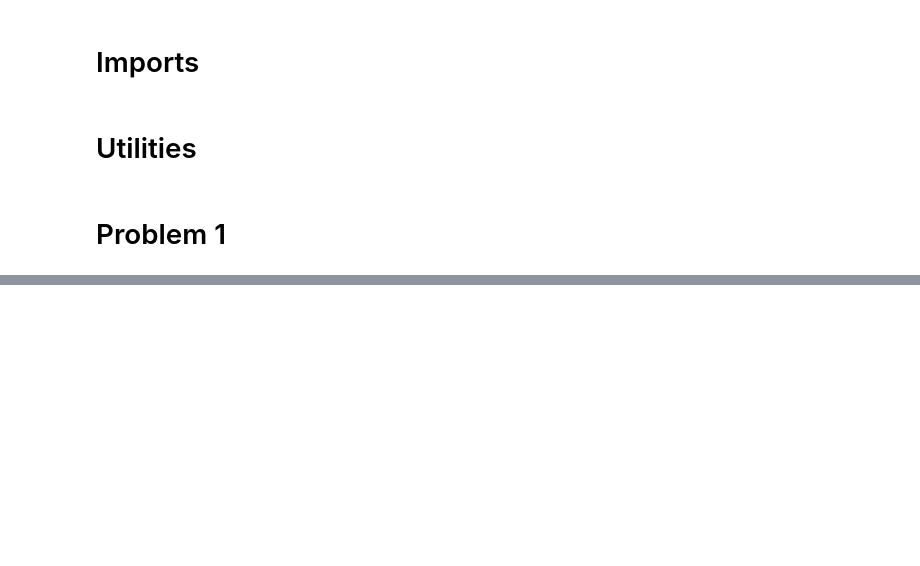
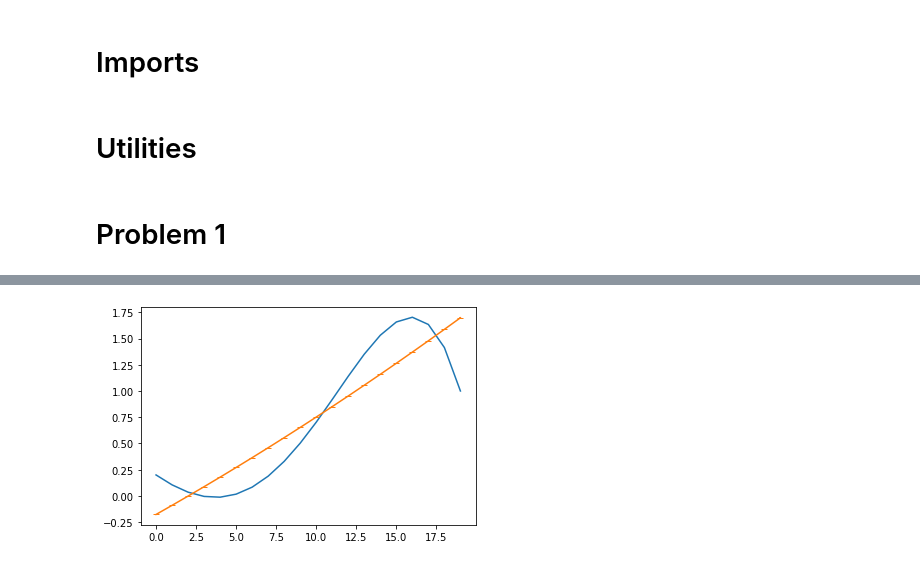
Before and after one commit to PiStefania/Machine_Learning_Exercises, a Jupyter notebook: Ex1_rou.ipynb, the cells around one changed output, grey strips where cells are left out. Drawn from its saved outputs; the diff is of its cells as text; code cells hidden in the pictures; blank space fills up the shorter version.

```diff
--- a/Ex1_rou.ipynb
+++ b/Ex1_rou.ipynb
@@ -86,0 +91,6 @@ NameError: name 'means_2' is not defined
+# %%
+X_2 = create_X(N, 2)
+theta_least_squares_2 = least_squares(X_2, y)
+
+X_10 = create_X(N, 10)
+theta_least_squares_10 = least_squares(X_10, y)
@@ -86,0 +107,28 @@ NameError: name 'means_2' is not defined
+# %%
+points_exp_2 = np.zeros((100, 20))
+points_exp_10 = np.zeros((100, 20))
+
+for i in range(0, 100):
+    noise = white_noise(N, variance)
+    y_exp = X @ theta_real.T
+    y_exp += noise
+    theta_least_squares_2 = least_squares(X_2, y_exp)
+    theta_least_squares_10 = least_squares(X_10, y_exp)
+    y_2 = X_2 @ theta_least_squares_2.T
+    y_10 = X_10 @ theta_least_squares_10.T
+    points_exp_2[i] = y_2
+    points_exp_10[i] = y_10
+# %%
+means_2 = np.mean(points_exp_2, axis=0)
+variance_2 = np.var(points_exp_2, axis=0)
+means_10 = np.mean(points_exp_10, axis=0)
+variance_10 = np.var(points_exp_10, axis=0)
+# %%
+y_real_N = X @ theta_real.T
+
+fig, ax = plt.subplots()
+ax.plot(y_real_N, markersize=0.5)
+ax.errorbar(range(0, 20), means_2, yerr=variance_2, marker='_')
+plt.show()
+# %% [output]
+[figure, added]
```
Also changed, not shown: parts of 32 cells of this notebook.
